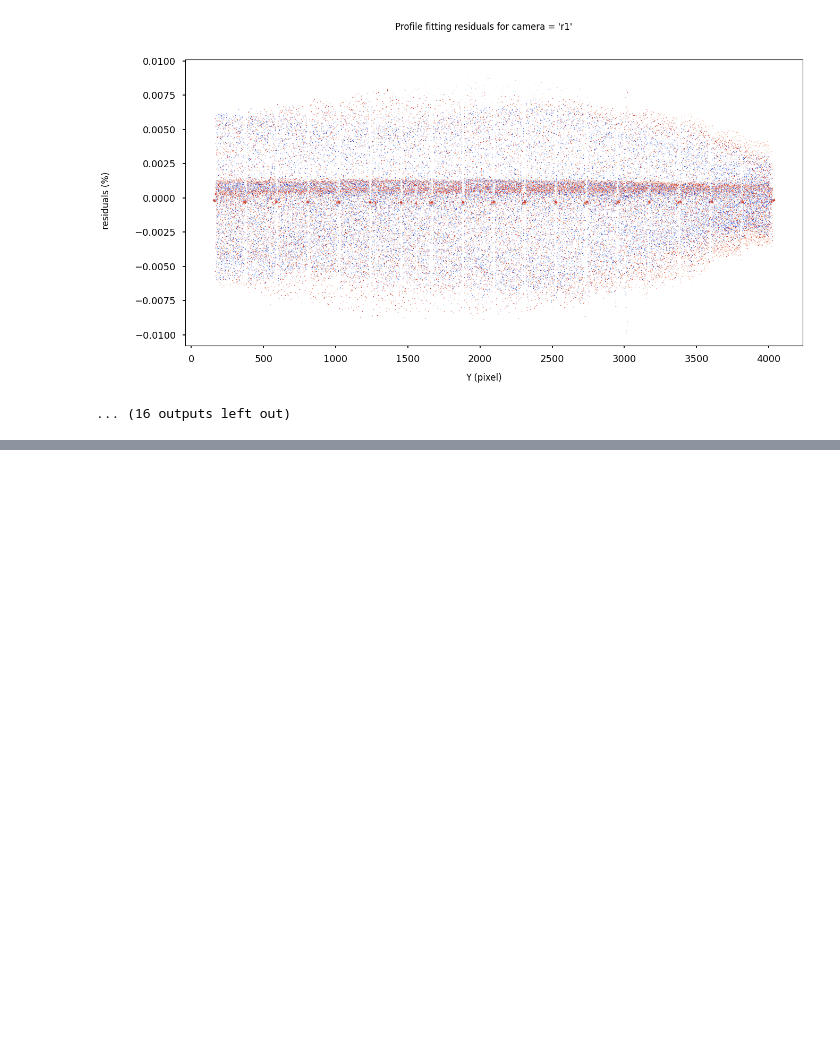
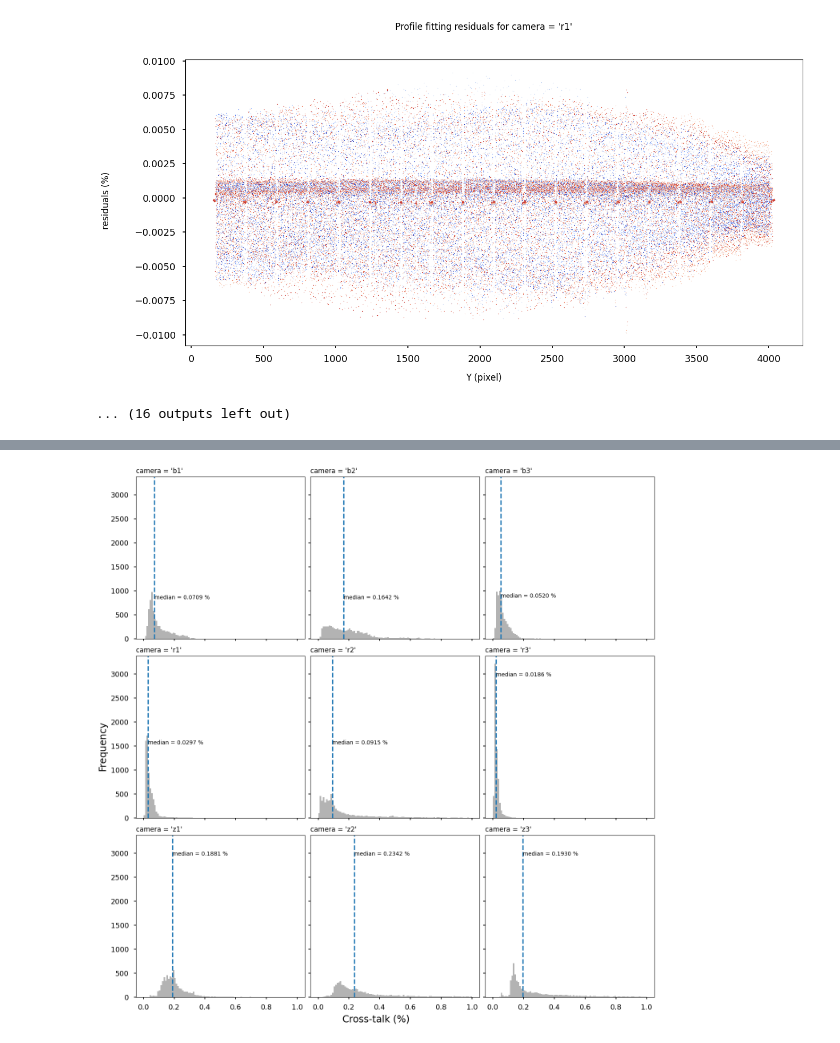
Before and after one commit to sdss/lvmdrp, a Jupyter notebook: examples/lco_com/traces.ipynb, the cells around one changed output, grey strips where cells are left out. Drawn from its saved outputs; the diff is of its cells as text; code cells hidden in the pictures; blank space fills up the shorter version.

Commit message:
adding crosstalk calculation routine

```diff
--- a/examples/lco_com/traces.ipynb
+++ b/examples/lco_com/traces.ipynb
@@ -227,0 +274,58 @@ for idx in ifibers:
+# %%
+import itertools as it
+
+
+def _get_crosstalk(cent, fwhm, ifiber, jcolumn, ypixels=None, nfibers=1):
+    if ypixels is None:
+        ypixels = np.arange(0, 4080)
+
+    ref_cent = cent._data[[ifiber], jcolumn]
+    ref_width = fwhm._data[[ifiber], jcolumn] / 2.354
+    ref_amp = np.asarray([1.0])
+    ref_fiber = gaussians([ref_amp, ref_cent, ref_width], ypixels)
+
+    nei_ifibers = [ifiber - i for i in range(nfibers, 0, -1)] + [ifiber + i for i in range(1, nfibers + 1)]
+    nei_cents = cent._data[nei_ifibers, jcolumn]
+    nei_widths = fwhm._data[nei_ifibers, jcolumn] / 2.354
+    nei_amps = np.ones_like(nei_ifibers)
+
+    nei_fibers = gaussians([nei_amps, nei_cents, nei_widths], ypixels)
+
+    ref_unit = ref_fiber / np.sqrt(np.dot(ref_fiber, ref_fiber))
+    crosstalk = np.dot(nei_fibers, ref_unit) * 100
+
+    return crosstalk
+
+fig, axs = plt.subplots(3, 3, figsize=(14,14), sharex=True, sharey=True, layout="constrained")
+axs = axs.ravel()
+fig.supxlabel("Cross-talk (%)", fontsize="xx-large")
+fig.supylabel("Frequency", fontsize="xx-large")
+for i, camera in enumerate(drp.CAMERAS):
+    cent = TraceMask.from_file(fibers["trace"][camera])
+    width = TraceMask.from_file(fibers["width"][camera])
+
+    crosstalks = []
+    for ifiber, jcolumn in it.product(range(1, 648-1, 10), range(0, 4086, 40)):
+        crosstalks.append(_get_crosstalk(cent, width, ifiber=ifiber, jcolumn=jcolumn))
+    med = np.median(crosstalks)
+
+    axs[i].hist(crosstalks, bins=100, range=(0,1), color="0.7")
+    axs[i].axvline(med, ls="--", color="tab:blue")
+    axs[i].text(med, plt.gca().get_ylim()[1]*0.9, f"median = {med:.4f} %", va="top", ha="left")
+    axs[i].set_title(f"{camera = }", loc="left", fontsize="large")
+
+
+fig.savefig("crosstalk.png")
+# fiber_r = gaussians([np.ones_like(amp._data[[ifiber], column]), cent._data[[ifiber], column], width._data[[ifiber], column]/2.354], ypixels)
+# fiber_i = gaussians([np.ones_like(amp._data[[ifiber-1], column]), cent._data[[ifiber-1], column], width._data[[ifiber-1], column]/2.354], ypixels)
+# fiber_f = gaussians([np.ones_like(amp._data[[ifiber+1], column]), cent._data[[ifiber+1], column], width._data[[ifiber+1], column]/2.354], ypixels)
+
+# plt.figure(figsize=(14,5))
+# plt.plot(ypixels, fiber_r)
+# plt.plot(ypixels, fiber_i)
+# plt.plot(ypixels, fiber_f)
+# plt.plot(ypixels, fiber_r*(fiber_i+fiber_f), color="0.8")
+# # plt.plot(ypixels, fiber_r*fiber_f*1e3, color="0.8")
+# plt.xlim(cent._data[ifiber-2, column], cent._data[ifiber+2, column])
+# %% [output]
+[figure, added]
```
Also changed, not shown: parts of 4 cells of this notebook, 1 other file.
